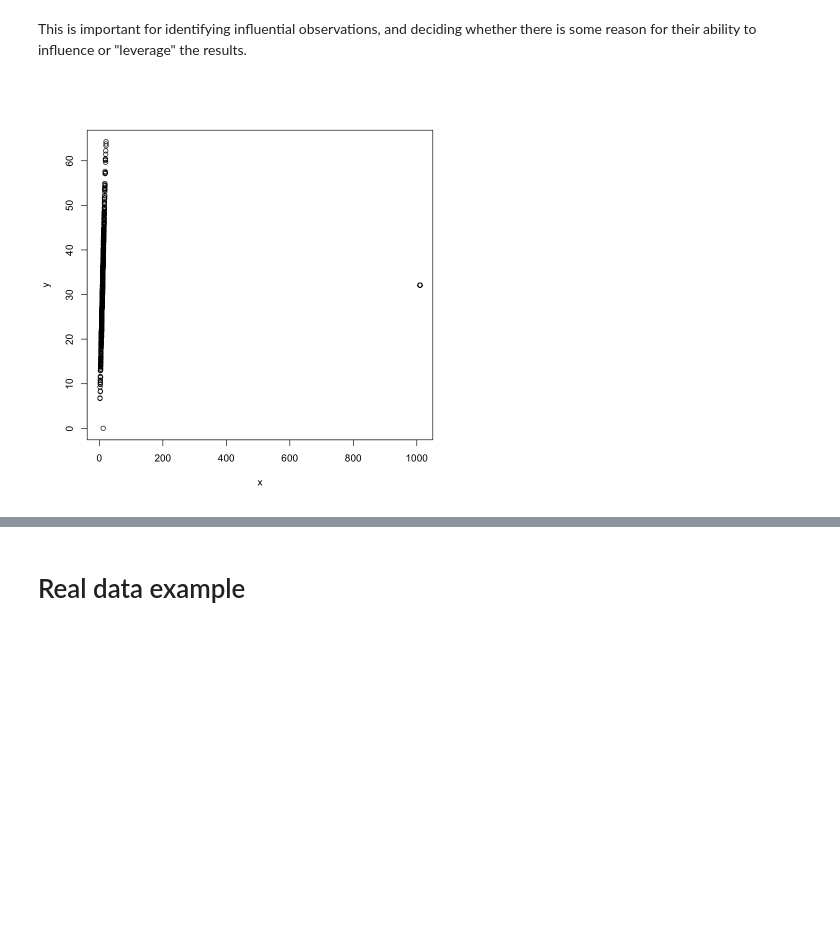
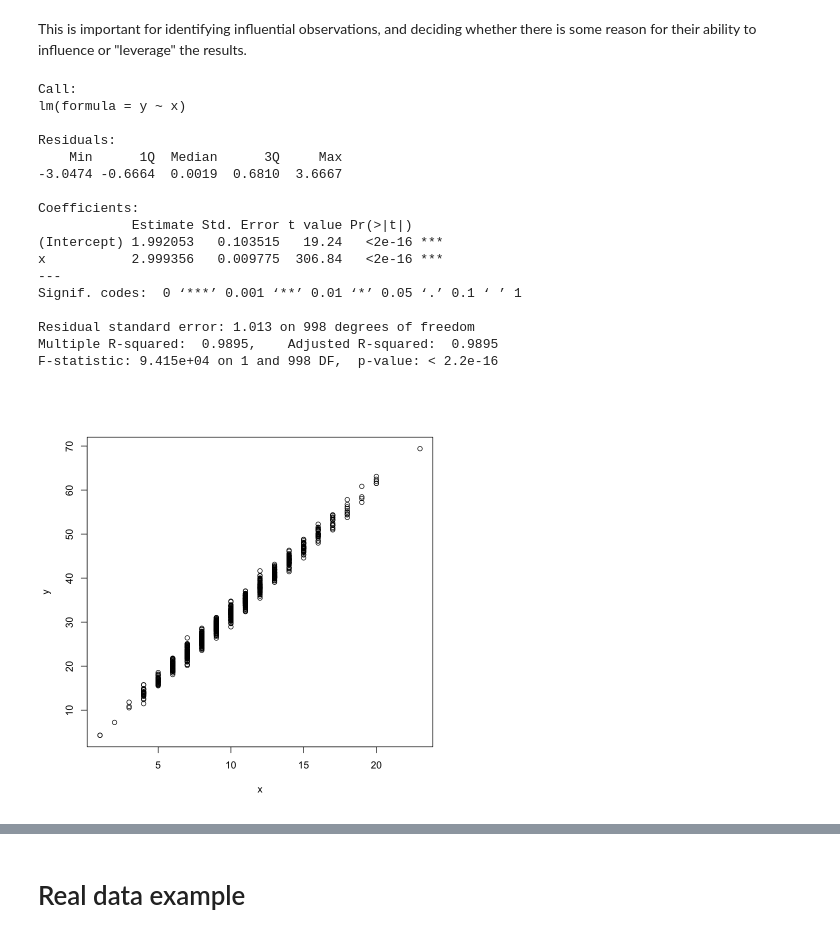
Before and after one commit to computationalUncertaintyLab/2021F_AlgLabII, a Jupyter notebook: lab08/Lab08.ipynb, the cells around one changed output, grey strips where cells are left out. Cells and saved outputs as stored; diff of their text form; code cells hidden in the pictures; blank space fills up the shorter version.

```diff
--- a/lab08/Lab08.ipynb
+++ b/lab08/Lab08.ipynb
@@ -61,8 +71,10 @@ y <- rep(0,1000)
 x <- sort(rpois(1000,10))
 
 for (i in 2:1000){
-    y[i] <- rnorm(1,2 + .5*y[i-1] + 3*x[i],1)
+    y[i] <- rnorm(1,2 + .75*y[i-1] + 2*x[i],1)
 }
 
 plot(x,y)
+fit <- lm(y~x)
+abline(a=fit$coefficients[1],b=fit$coefficients[2])
 # %% [output]
@@ -99,17 +114,35 @@ This is important for identifying influential observations, and deciding whether
 # %%
 y <- rep(0,1000)
 x <- rpois(1000,10)
 
-for (i in 2:1000){
-    y[i] <- rnorm(1,2+3*x[i])
+for (i in 1:1000){
+    y[i] <- rnorm(1,2+3*x[i],1)
 }
 
-y <- c(y,rep(mean(y),100))
-x <- c(x,rep(mean(x)+1000,100))
+#y <- c(y,rep(mean(y),100))
+#x <- c(x,rep(mean(x)+1000,100))
+summary(lm(y~x))
 
 plot(x,y)
 # %% [output]
+Call:
+lm(formula = y ~ x)
+
+Residuals:
+    Min      1Q  Median      3Q     Max
+-3.0474 -0.6664  0.0019  0.6810  3.6667
+
+Coefficients:
+            Estimate Std. Error t value Pr(>|t|)
+(Intercept) 1.992053   0.103515   19.24   <2e-16 ***
+x           2.999356   0.009775  306.84   <2e-16 ***
+---
+Signif. codes:  0 ‘***’ 0.001 ‘**’ 0.01 ‘*’ 0.05 ‘.’ 0.1 ‘ ’ 1
+
+Residual standard error: 1.013 on 998 degrees of freedom
+Multiple R-squared:  0.9895,    Adjusted R-squared:  0.9895
+F-statistic: 9.415e+04 on 1 and 998 DF,  p-value: < 2.2e-16
-[figure, old version]
+[figure, new version]
 # %%
 hist(residuals(lm(y~x)))
 # %% [output]
```
Also changed, not shown: parts of 25 cells of this notebook, 3 other files.
